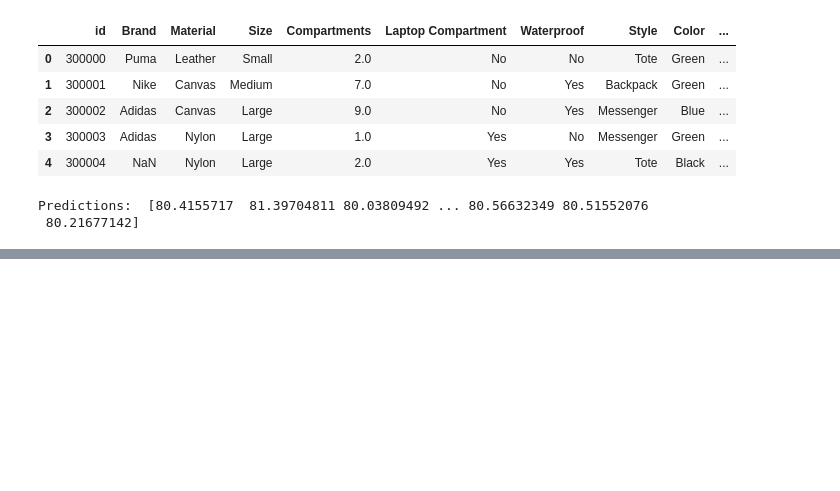
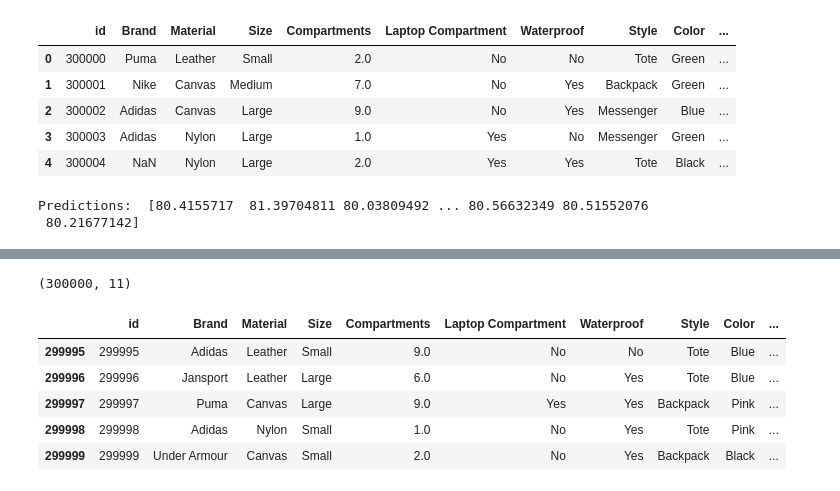
Before and after one commit to tengkumuazabs/my-portfolio, a Jupyter notebook: python-projects/kaggle/backpack-price-prediction/main.ipynb, the cells around one changed output, grey strips where cells are left out. Saved outputs shown, nothing was run; the diff lists cells and outputs as text; code cells hidden in the pictures; blank space fills up the shorter version.

```diff
--- a/python-projects/kaggle/backpack-price-prediction/main.ipynb
+++ b/python-projects/kaggle/backpack-price-prediction/main.ipynb
@@ -270,0 +282,13 @@ test.join(result)[['id', 'Price']].to_csv('submission.csv', index=False)
+# %%
+train.shape
+# %% [output]
+(300000, 11)
+# %%
+train.tail()
+# %% [output]
+|  | id | Brand | Material | Size | Compartments | Laptop Compartment | Waterproof | Style | Color | ... |
+| 299995 | 299995 | Adidas | Leather | Small | 9.0 | No | No | Tote | Blue | ... |
+| 299996 | 299996 | Jansport | Leather | Large | 6.0 | No | Yes | Tote | Blue | ... |
+| 299997 | 299997 | Puma | Canvas | Large | 9.0 | Yes | Yes | Backpack | Pink | ... |
+| 299998 | 299998 | Adidas | Nylon | Small | 1.0 | No | Yes | Tote | Pink | ... |
+| 299999 | 299999 | Under Armour | Canvas | Small | 2.0 | No | Yes | Backpack | Black | ... |
```
Also changed, not shown: parts of 4 cells of this notebook, 2 other files.
